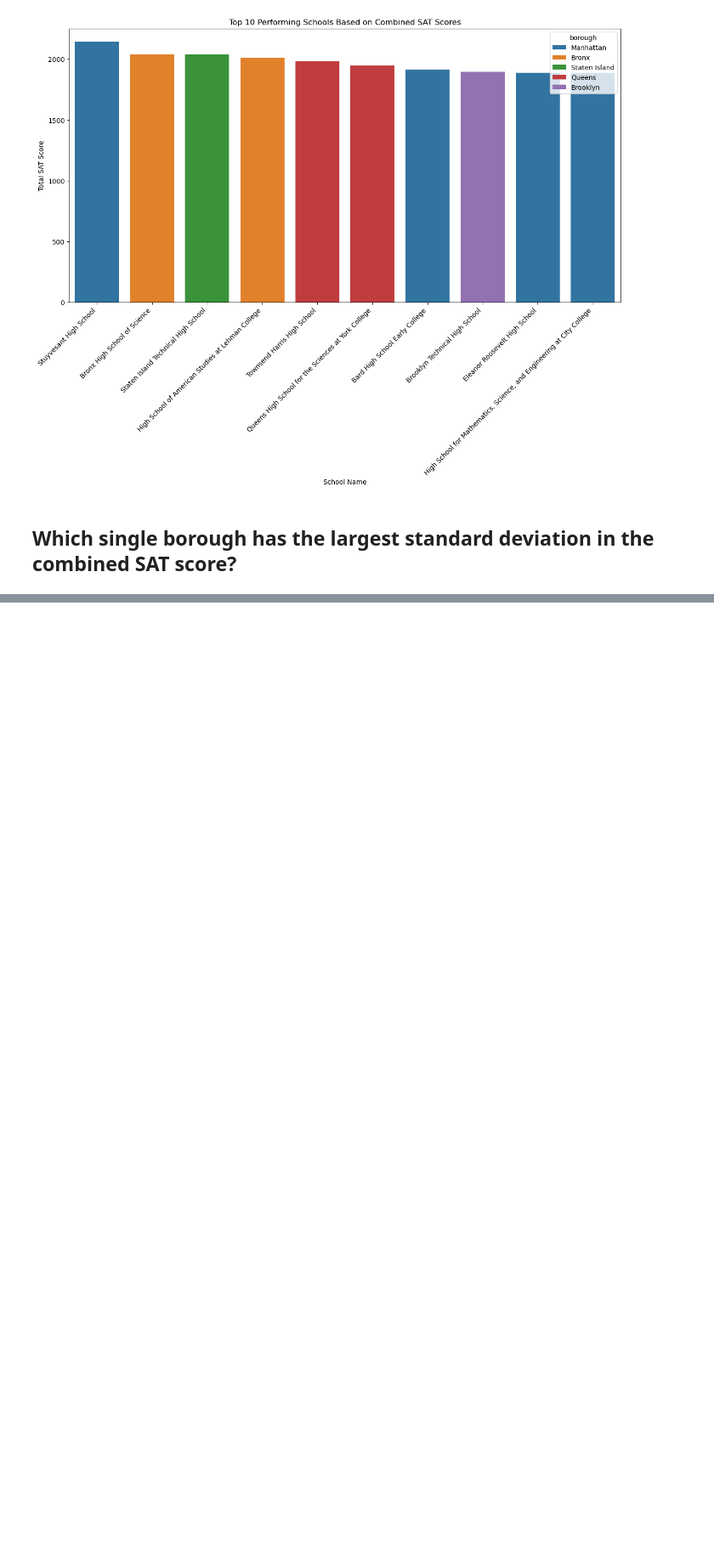
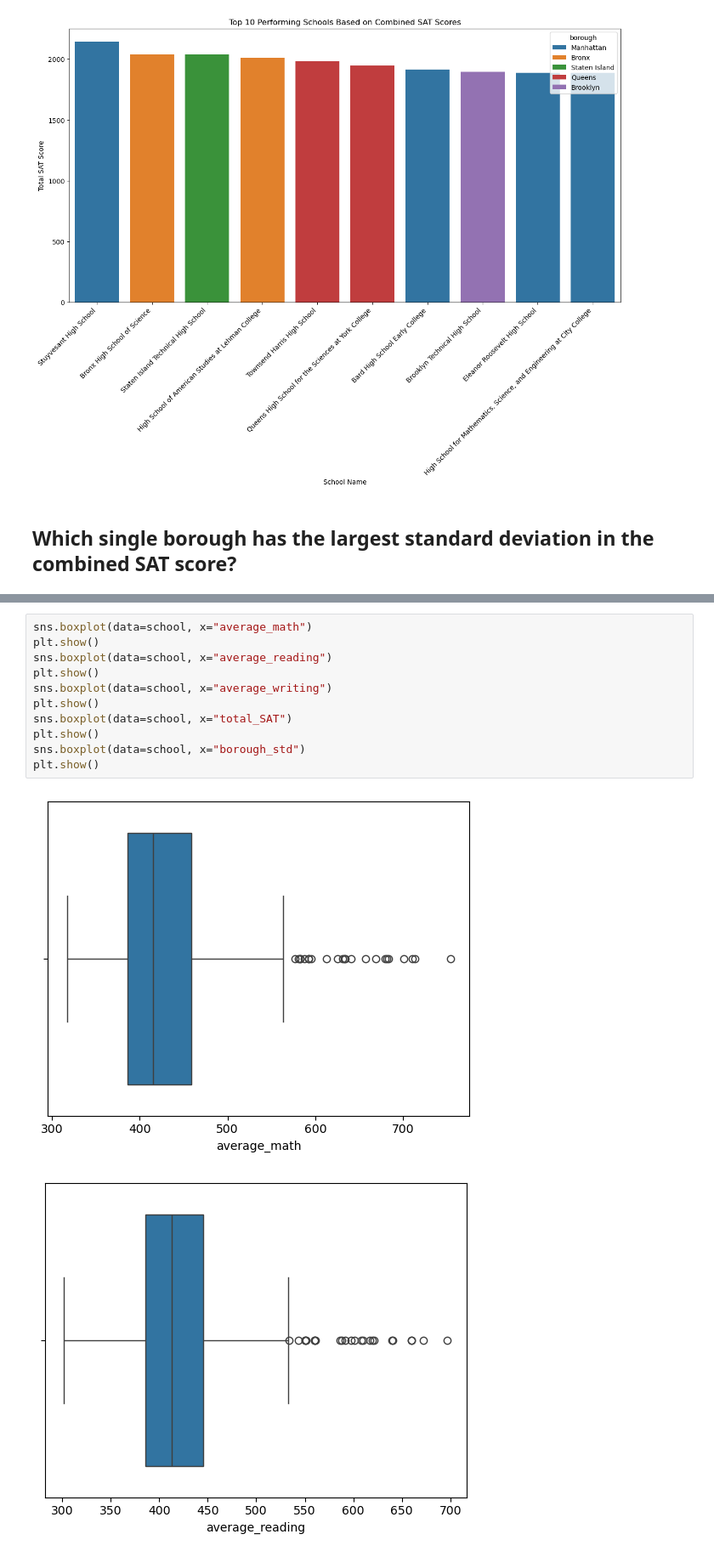
Before and after one commit to UCJPENIEL/Analytics-in-Python-Projects, a Jupyter notebook: Analysis of SAT Performance Across NYC Schools.ipynb, the cells around one changed output, grey strips where cells are left out. Shown at 85% size. Cells and saved outputs as stored; diff of their text form; blank space fills up the shorter version.

```diff
--- a/Analysis of SAT Performance Across NYC Schools.ipynb
+++ b/Analysis of SAT Performance Across NYC Schools.ipynb
@@ -188 +251,15 @@ The `ci` parameter is deprecated. Use `errorbar=None` for the same effect.
 [figure]
+# %%
+sns.boxplot(data=school, x="average_math")
+plt.show()
+sns.boxplot(data=school, x="average_reading")
+plt.show()
+sns.boxplot(data=school, x="average_writing")
+plt.show()
+sns.boxplot(data=school, x="total_SAT")
+plt.show()
+sns.boxplot(data=school, x="borough_std")
+plt.show()
+# %% [output]
+[figure, added]
+[figure, added]
```
Also changed, not shown: parts of 8 cells of this notebook, 2 other files.
